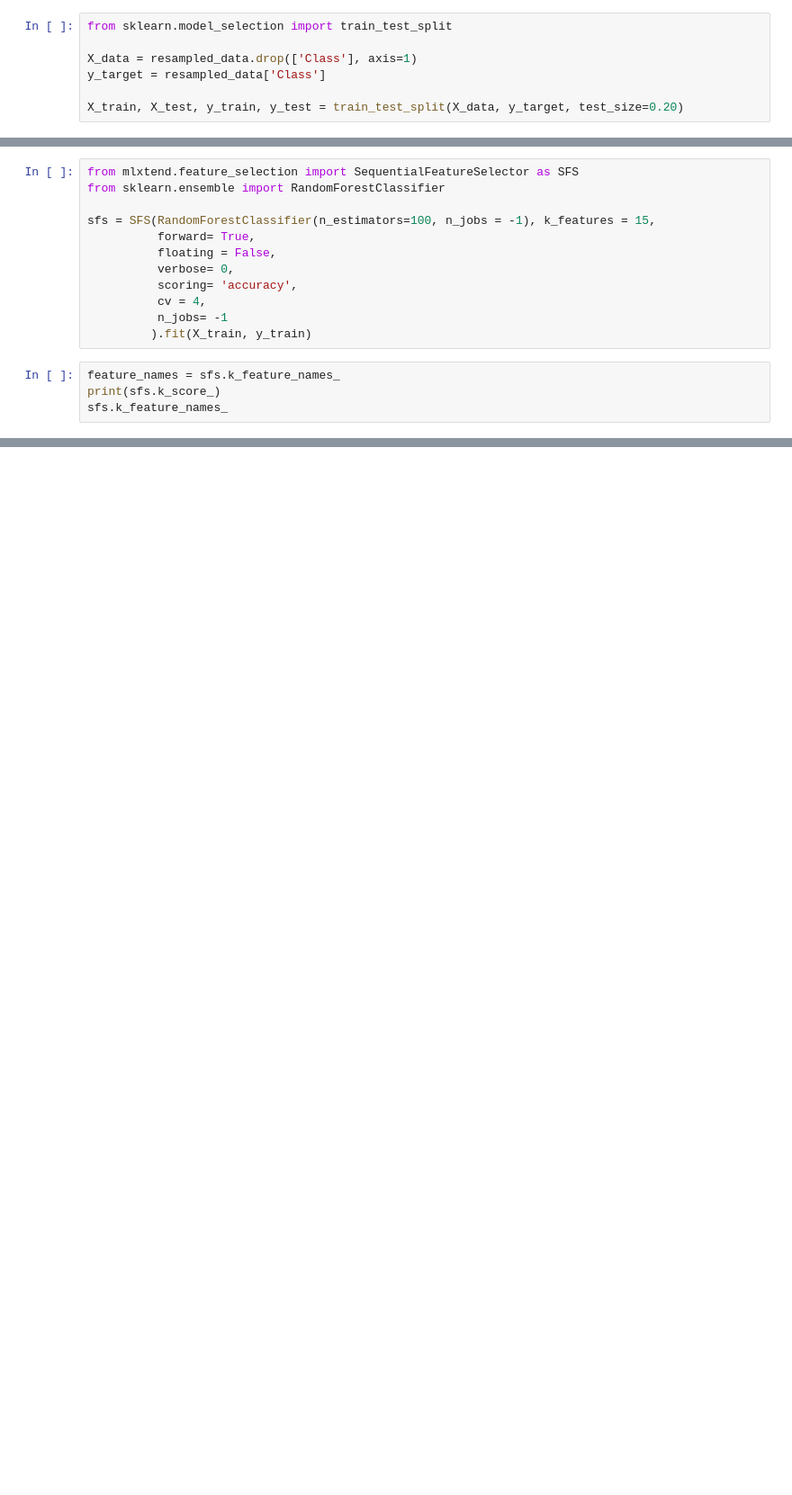
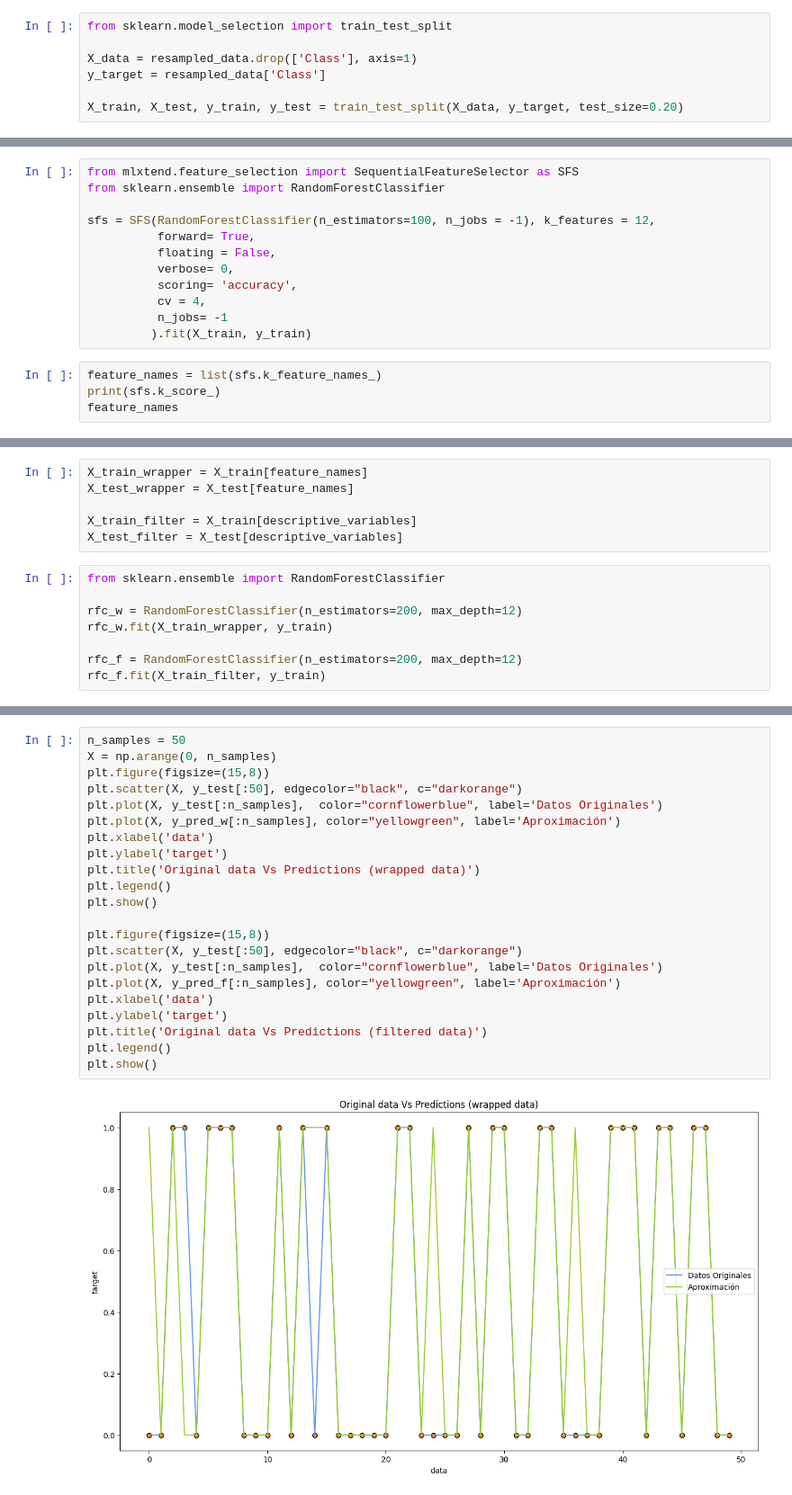
Before and after one commit to Myself2903/Spam-classification-problem, a Jupyter notebook: main.ipynb, the cells around one changed output, grey strips where cells are left out. Shown at 90% size. Drawn from its saved outputs; the diff is of its cells as text; blank space fills up the shorter version.

Commit message:
prueba de comparacion entre wrapper y filter para feature selection y entrenamiento de modelos basados en Random Forest

```diff
--- a/main.ipynb
+++ b/main.ipynb
@@ -153,7 +139,7 @@ dtype: float64
 from mlxtend.feature_selection import SequentialFeatureSelector as SFS
 from sklearn.ensemble import RandomForestClassifier
 
-sfs = SFS(RandomForestClassifier(n_estimators=100, n_jobs = -1), k_features = 15,
+sfs = SFS(RandomForestClassifier(n_estimators=100, n_jobs = -1), k_features = 12,
           forward= True,
           floating = False,
           verbose= 0,
@@ -162,7 +148,7 @@ sfs = SFS(RandomForestClassifier(n_estimators=100, n_jobs = -1), k_features = 15
           n_jobs= -1
          ).fit(X_train, y_train)
 # %%
-feature_names = sfs.k_feature_names_
+feature_names = list(sfs.k_feature_names_)
 print(sfs.k_score_)
-sfs.k_feature_names_
+feature_names
 # %% [output]
@@ -200,0 +168,14 @@ X_train[list(feature_names)]
+# %%
+X_train_wrapper = X_train[feature_names]
+X_test_wrapper = X_test[feature_names]
+
+X_train_filter = X_train[descriptive_variables]
+X_test_filter = X_test[descriptive_variables]
+# %%
+from sklearn.ensemble import RandomForestClassifier
+
+rfc_w = RandomForestClassifier(n_estimators=200, max_depth=12)
+rfc_w.fit(X_train_wrapper, y_train)
+
+rfc_f = RandomForestClassifier(n_estimators=200, max_depth=12)
+rfc_f.fit(X_train_filter, y_train)
@@ -200,0 +242,24 @@ X_train[list(feature_names)]
+# %%
+n_samples = 50
+X = np.arange(0, n_samples)
+plt.figure(figsize=(15,8))
+plt.scatter(X, y_test[:50], edgecolor="black", c="darkorange")
+plt.plot(X, y_test[:n_samples],  color="cornflowerblue", label='Datos Originales')
+plt.plot(X, y_pred_w[:n_samples], color="yellowgreen", label='Aproximación')
+plt.xlabel('data')
+plt.ylabel('target')
+plt.title('Original data Vs Predictions (wrapped data)')
+plt.legend()
+plt.show()
+
+plt.figure(figsize=(15,8))
+plt.scatter(X, y_test[:50], edgecolor="black", c="darkorange")
+plt.plot(X, y_test[:n_samples],  color="cornflowerblue", label='Datos Originales')
+plt.plot(X, y_pred_f[:n_samples], color="yellowgreen", label='Aproximación')
+plt.xlabel('data')
+plt.ylabel('target')
+plt.title('Original data Vs Predictions (filtered data)')
+plt.legend()
+plt.show()
+# %% [output]
+[figure, added]
```
Also changed, not shown: parts of 6 cells of this notebook.
